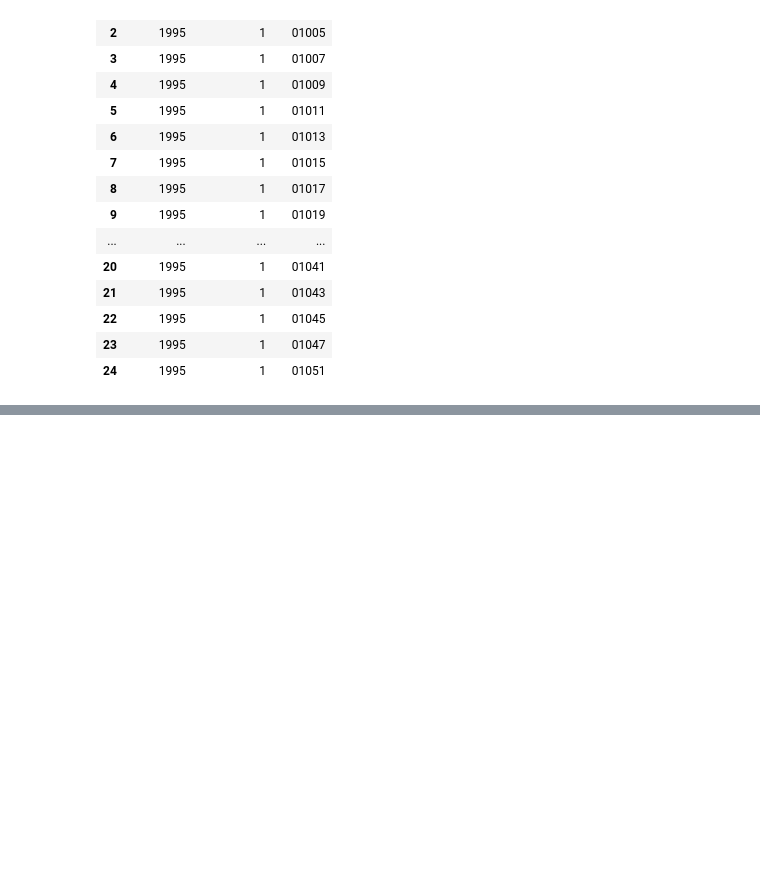
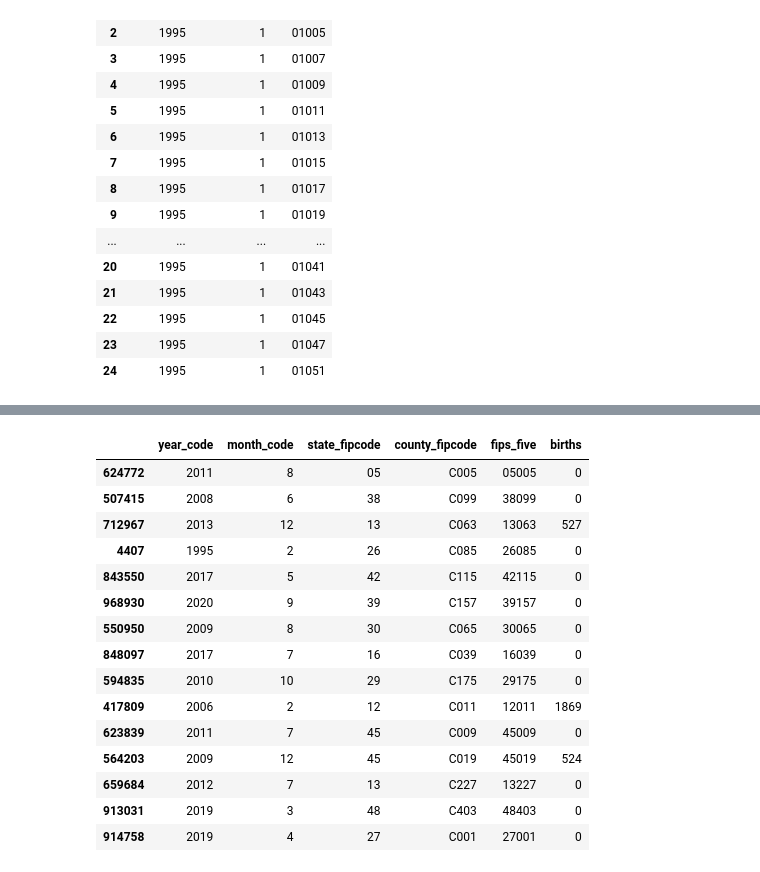
Before and after one commit to Caprikey/WGU_D497_Project_1, a Jupyter notebook: notebooks/data_analysis_main.ipynb, the cells around one changed output, grey strips where cells are left out. Saved outputs shown, nothing was run; the diff lists cells and outputs as text; code cells hidden in the pictures; blank space fills up the shorter version.

```diff
--- a/notebooks/data_analysis_main.ipynb
+++ b/notebooks/data_analysis_main.ipynb
@@ -279,0 +462,4 @@ all_combinations.head(25)
+# %%
+time_series_births_df = time_series_births_df.drop(columns='_merge')
+# %%
+time_series_births_df['births'] = time_series_births_df['births'].astype(int)
@@ -279,0 +482,19 @@ all_combinations.head(25)
+# %%
+time_series_births_df.sample(15)
+# %% [output]
+|  | year_code | month_code | state_fipcode | county_fipcode | fips_five | births |
+| 624772 | 2011 | 8 | 05 | C005 | 05005 | 0 |
+| 507415 | 2008 | 6 | 38 | C099 | 38099 | 0 |
+| 712967 | 2013 | 12 | 13 | C063 | 13063 | 527 |
+| 4407 | 1995 | 2 | 26 | C085 | 26085 | 0 |
+| 843550 | 2017 | 5 | 42 | C115 | 42115 | 0 |
+| 968930 | 2020 | 9 | 39 | C157 | 39157 | 0 |
+| 550950 | 2009 | 8 | 30 | C065 | 30065 | 0 |
+| 848097 | 2017 | 7 | 16 | C039 | 16039 | 0 |
+| 594835 | 2010 | 10 | 29 | C175 | 29175 | 0 |
+| 417809 | 2006 | 2 | 12 | C011 | 12011 | 1869 |
+| 623839 | 2011 | 7 | 45 | C009 | 45009 | 0 |
+| 564203 | 2009 | 12 | 45 | C019 | 45019 | 524 |
+| 659684 | 2012 | 7 | 13 | C227 | 13227 | 0 |
+| 913031 | 2019 | 3 | 48 | C403 | 48403 | 0 |
+| 914758 | 2019 | 4 | 27 | C001 | 27001 | 0 |
```
Also changed, not shown: parts of 64 cells of this notebook, 22 other files.
